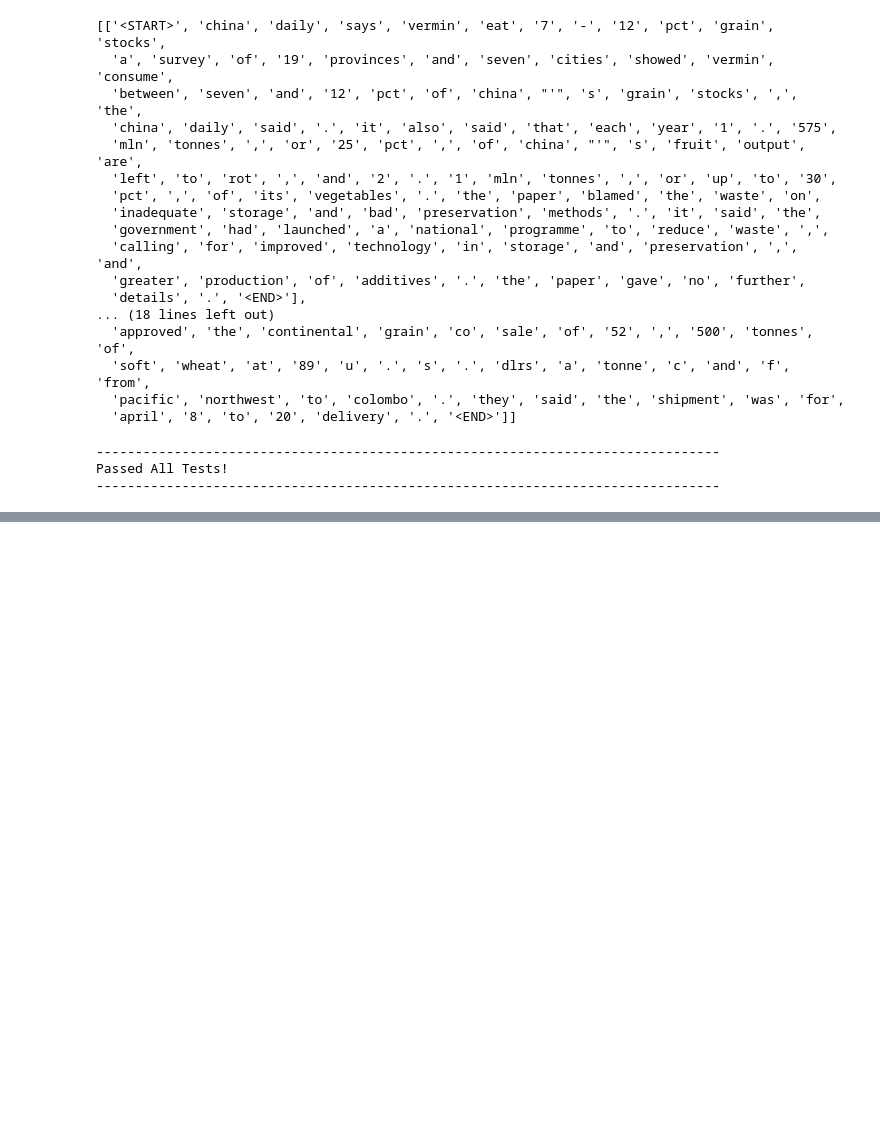
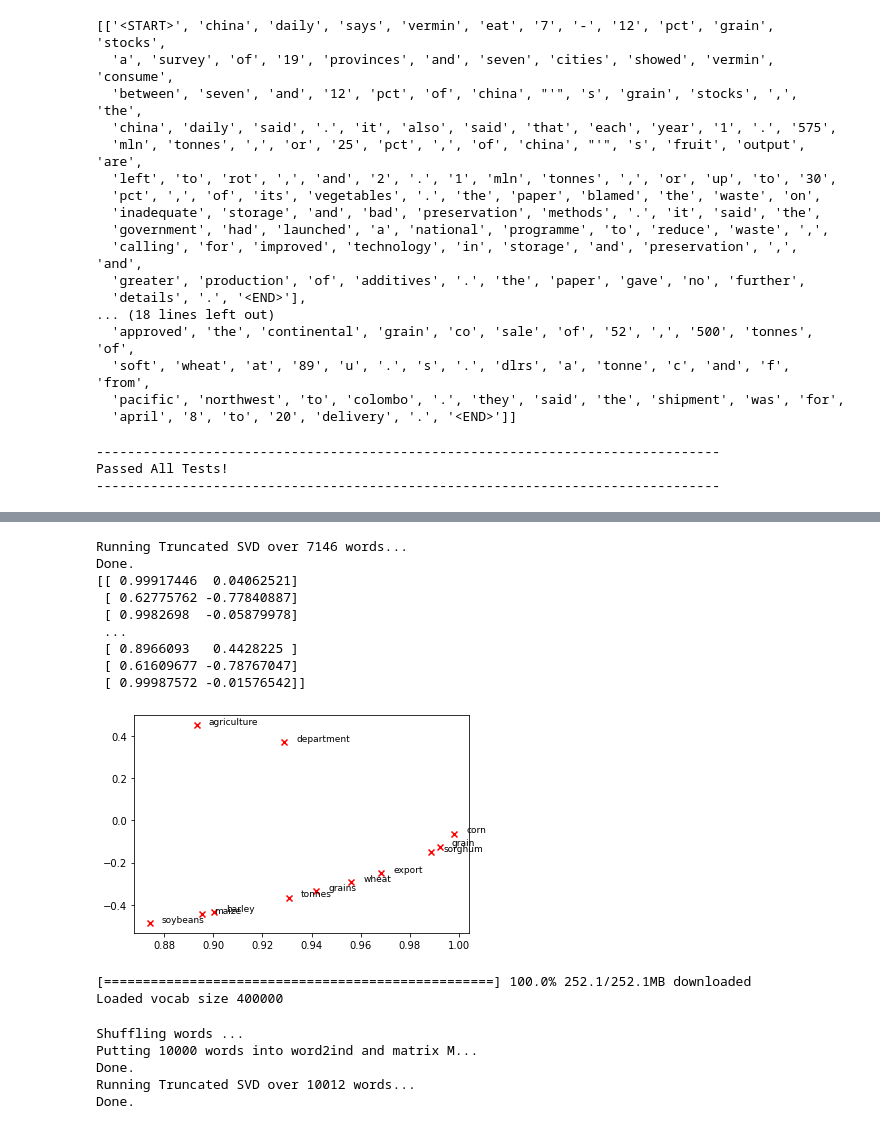
Before and after one commit to JDPrabasha/nlp-stanford, a Jupyter notebook: Exercise1.ipynb, the cells around one changed output, grey strips where cells are left out. Saved outputs shown, nothing was run; the diff lists cells and outputs as text; code cells hidden in the pictures; blank space fills up the shorter version.

```diff
--- a/Exercise1.ipynb
+++ b/Exercise1.ipynb
@@ -136,0 +282,23 @@ word2ind (dict): dictionary that maps word to index (i.e. row/column number) for
+# %%
+# -----------------------------
+# Run This Cell to Produce Your Plot
+# ------------------------------
+reuters_corpus = read_corpus()
+M_co_occurrence, word2ind_co_occurrence = compute_co_occurrence_matrix(reuters_corpus)
+M_reduced_co_occurrence = reduce_to_k_dim(M_co_occurrence, k=2)
+# Rescale (normalize) the rows to make them each of unit-length
+M_lengths = np.linalg.norm(M_reduced_co_occurrence, axis=1)
+M_normalized = M_reduced_co_occurrence / M_lengths[:, np.newaxis] # broadcasting
+words = ['tonnes', 'grain', 'wheat', 'agriculture', 'corn', 'maize', 'export', 'department', 'barley', 'grains', 'soybeans', 'sorghum']
+plot_embeddings(M_normalized, word2ind_co_occurrence, words)
+# %% [output]
+Running Truncated SVD over 7146 words...
+Done.
+[[ 0.99917446  0.04062521]
+ [ 0.62775762 -0.77840887]
+ [ 0.9982698  -0.05879978]
+ ...
+ [ 0.8966093   0.4428225 ]
+ [ 0.61609677 -0.78767047]
+ [ 0.99987572 -0.01576542]]
+[figure, added]
@@ -136,0 +315,8 @@ word2ind (dict): dictionary that maps word to index (i.e. row/column number) for
+# %%
+# -----------------------------------
+# Run Cell to Load Word Vectors
+# Note: This will take a couple minutes # -----------------------------------
+wv_from_bin = load_embedding_model()
+# %% [output]
+[==================================================] 100.0% 252.1/252.1MB downloaded
+Loaded vocab size 400000
@@ -136,0 +369,14 @@ word2ind (dict): dictionary that maps word to index (i.e. row/column number) for
+# %%
+#----------------------------------------------------------------- # Run Cell to Reduce 200-Dimensional Word Embeddings to k Dimensions # Note: This should be quick to run
+# -----------------------------------------------------------------
+M, word2ind = get_matrix_of_vectors(wv_from_bin)
+M_reduced = reduce_to_k_dim(M, k=2)
+# Rescale (normalize) the rows to make them each of unit-length
+M_lengths = np.linalg.norm(M_reduced, axis=1)
+M_reduced_normalized = M_reduced / M_lengths[:, np.newaxis] # broadcasting
+# %% [output]
+Shuffling words ...
+Putting 10000 words into word2ind and matrix M...
+Done.
+Running Truncated SVD over 10012 words...
+Done.
```
Also changed, not shown: parts of 12 cells of this notebook, 2 other files.
